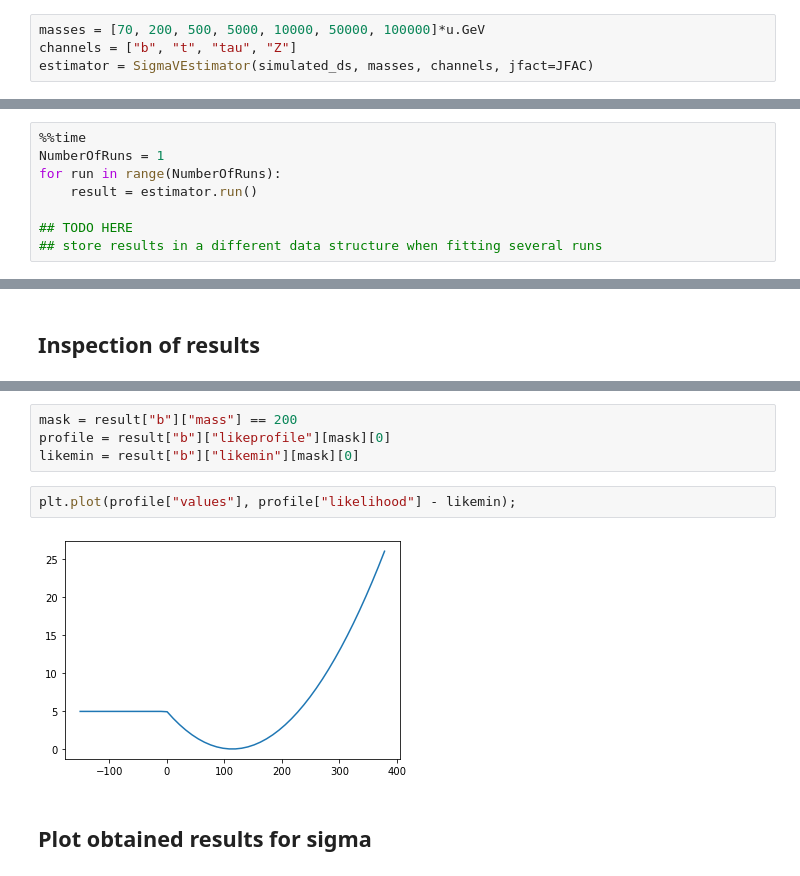
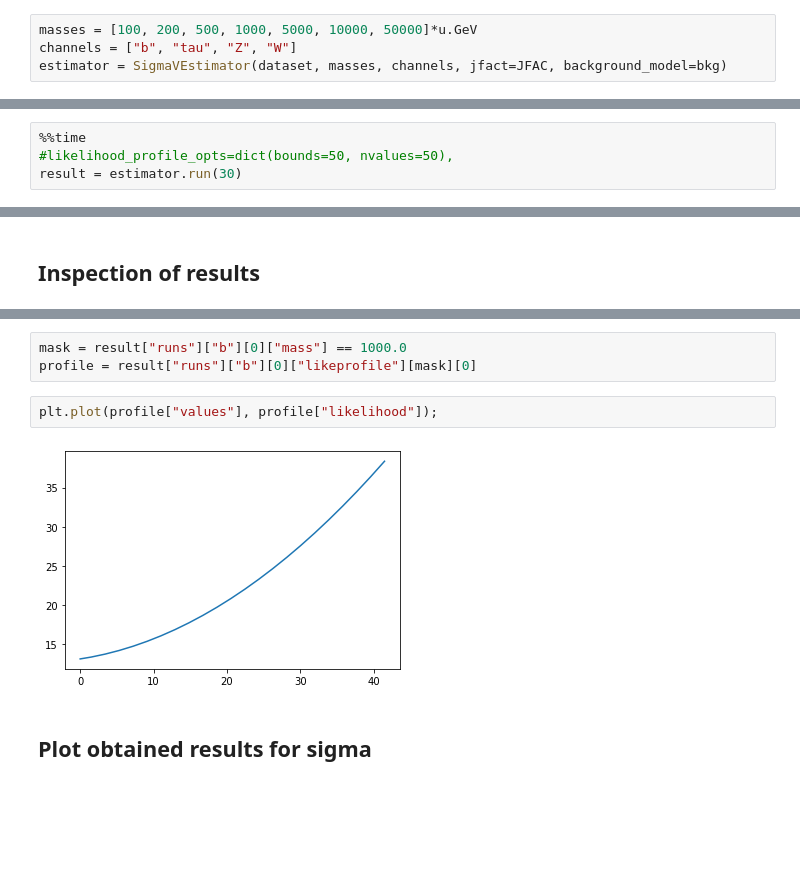
Before and after one commit to peroju/dm-gammapy, a Jupyter notebook: notebooks/DarkMatterUseCaseSigmaVEstimator.ipynb, the cells around one changed output, grey strips where cells are left out. Drawn from its saved outputs; the diff is of its cells as text; blank space fills up the shorter version.

Commit message:
Add notebook using SigmaVEstimator with DataSetOnOff

```diff
--- a/notebooks/DarkMatterUseCaseSigmaVEstimator.ipynb
+++ b/notebooks/DarkMatterUseCaseSigmaVEstimator.ipynb
@@ -108,16 +151,8 @@ logging.getLogger("gammapy.astro.darkmatter.utils").setLevel("INFO")
 # %% [markdown]
 **Instatiate estimator**
 # %%
-masses = [70, 200, 500, 5000, 10000, 50000, 100000]*u.GeV
-channels = ["b", "t", "tau", "Z"]
-estimator = SigmaVEstimator(simulated_ds, masses, channels, jfact=JFAC)
+masses = [100, 200, 500, 1000, 5000, 10000, 50000]*u.GeV
+channels = ["b", "tau", "Z", "W"]
+estimator = SigmaVEstimator(dataset, masses, channels, jfact=JFAC, background_model=bkg)
 # %% [markdown]
 **Run estimator and fetch results**
-# %%
-%%time
-NumberOfRuns = 1
-for run in range(NumberOfRuns):
-    result = estimator.run()
-
-## TODO HERE
-## store results in a different data structure when fitting several runs
@@ -143,0 +159,4 @@ Wall time: 4min 45s
+# %%
+%%time
+#likelihood_profile_opts=dict(bounds=50, nvalues=50),
+result = estimator.run(30)
@@ -212,10 +204,9 @@ Table length=7
 # %%
-mask = result["b"]["mass"] == 200
-profile = result["b"]["likeprofile"][mask][0]
-likemin = result["b"]["likemin"][mask][0]
+mask = result["runs"]["b"][0]["mass"] == 1000.0
+profile = result["runs"]["b"][0]["likeprofile"][mask][0]
 # %%
-plt.plot(profile["values"], profile["likelihood"] - likemin);
+plt.plot(profile["values"], profile["likelihood"]);
 # %% [output]
-[figure, old version]
+[figure, new version]
 # %% [markdown]
 ## Plot obtained results for sigma
```
Also changed, not shown: parts of 44 cells of this notebook.
